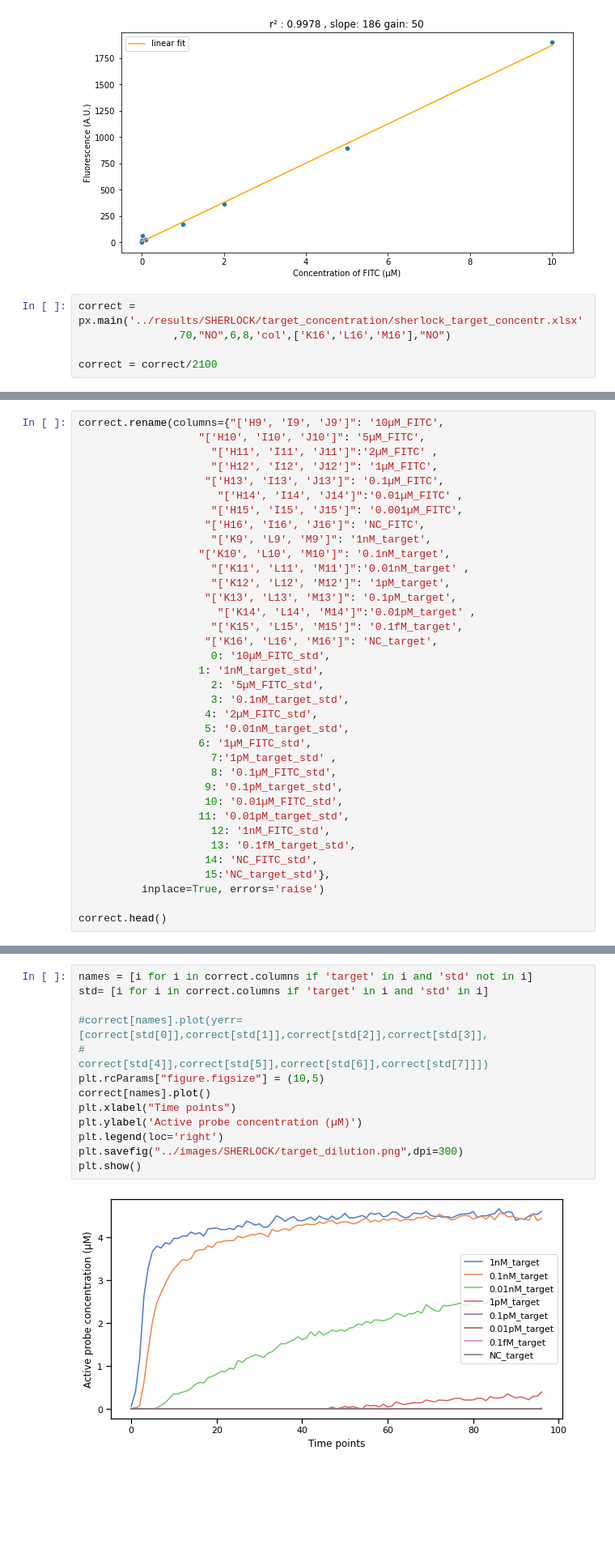
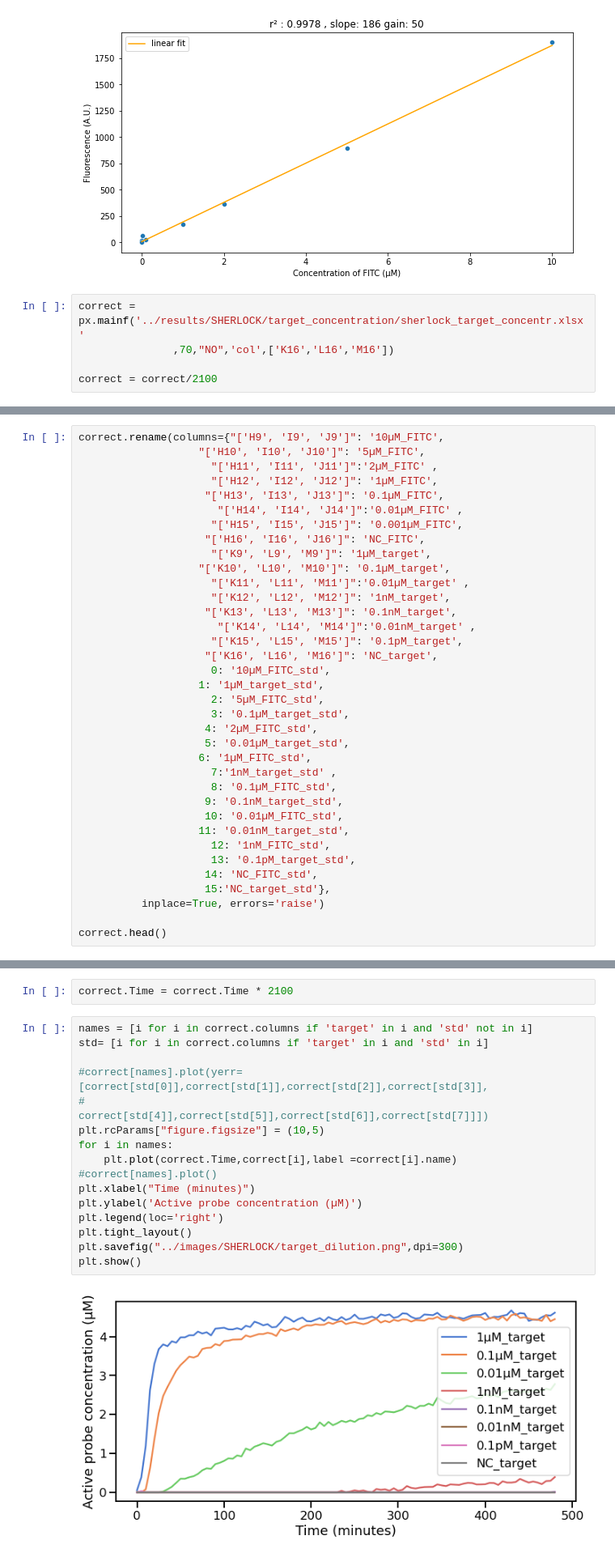
Before and after one commit to NessLfy/iGEM, a Jupyter notebook: scripts/SHERLOCK_target_concentration.ipynb, the cells around one changed output, grey strips where cells are left out. Shown at 81% size. Drawn from its saved outputs; the diff is of its cells as text; blank space fills up the shorter version.

```diff
--- a/scripts/SHERLOCK_target_concentration.ipynb
+++ b/scripts/SHERLOCK_target_concentration.ipynb
@@ -168,7 +168,7 @@ plt.show()
 # %% [output]
 [figure]
 # %%
-correct = px.main('../results/SHERLOCK/target_concentration/sherlock_target_concentr.xlsx'
-               ,70,"NO",6,8,'col',['K16','L16','M16'],"NO")
+correct = px.mainf('../results/SHERLOCK/target_concentration/sherlock_target_concentr.xlsx'
+               ,70,"NO",'col',['K16','L16','M16'])
 
 correct = correct/2100
@@ -195,28 +181,28 @@ correct.rename(columns={"['H9', 'I9', 'J9']": '10µM_FITC',
                       "['H14', 'I14', 'J14']":'0.01µM_FITC' ,
                      "['H15', 'I15', 'J15']": '0.001µM_FITC',
                     "['H16', 'I16', 'J16']": 'NC_FITC',
-                     "['K9', 'L9', 'M9']": '1nM_target',
-                   "['K10', 'L10', 'M10']": '0.1nM_target',
-                     "['K11', 'L11', 'M11']":'0.01nM_target' ,
-                     "['K12', 'L12', 'M12']": '1pM_target',
-                    "['K13', 'L13', 'M13']": '0.1pM_target',
-                      "['K14', 'L14', 'M14']":'0.01pM_target' ,
-                     "['K15', 'L15', 'M15']": '0.1fM_target',
+                     "['K9', 'L9', 'M9']": '1µM_target',
+                   "['K10', 'L10', 'M10']": '0.1µM_target',
+                     "['K11', 'L11', 'M11']":'0.01µM_target' ,
+                     "['K12', 'L12', 'M12']": '1nM_target',
+                    "['K13', 'L13', 'M13']": '0.1nM_target',
+                      "['K14', 'L14', 'M14']":'0.01nM_target' ,
+                     "['K15', 'L15', 'M15']": '0.1pM_target',
                     "['K16', 'L16', 'M16']": 'NC_target',
                      0: '10µM_FITC_std',
-                   1: '1nM_target_std',
+                   1: '1µM_target_std',
                      2: '5µM_FITC_std',
-                     3: '0.1nM_target_std',
+                     3: '0.1µM_target_std',
                     4: '2µM_FITC_std',
-                    5: '0.01nM_target_std',
+                    5: '0.01µM_target_std',
                    6: '1µM_FITC_std',
-                     7:'1pM_target_std' ,
+                     7:'1nM_target_std' ,
                      8: '0.1µM_FITC_std',
-                    9: '0.1pM_target_std',
+                    9: '0.1nM_target_std',
                     10: '0.01µM_FITC_std',
-                   11: '0.01pM_target_std',
+                   11: '0.01nM_target_std',
                      12: '1nM_FITC_std',
-                     13: '0.1fM_target_std',
+                     13: '0.1pM_target_std',
                     14: 'NC_FITC_std',
                     15:'NC_target_std'},
           inplace=True, errors='raise')
@@ -230,21 +216,26 @@ correct.head()
 | 3 | 12.426984 | 2.635714 | 6.500952 | 0.618413 | 2.926667 | 0.000000 | 2.038095 | 0.0 | ... |
 | 4 | 12.210159 | 3.302222 | 6.296508 | 1.371587 | 2.918889 | 0.000000 | 2.135079 | 0.0 | ... |
 5 rows × 33 columns
+# %%
+correct.Time = correct.Time * 2100
 # %%
 names = [i for i in correct.columns if 'target' in i and 'std' not in i]
 std= [i for i in correct.columns if 'target' in i and 'std' in i]
 
 #correct[names].plot(yerr=[correct[std[0]],correct[std[1]],correct[std[2]],correct[std[3]],
 #                          correct[std[4]],correct[std[5]],correct[std[6]],correct[std[7]]])
 plt.rcParams["figure.figsize"] = (10,5)
-correct[names].plot()
-plt.xlabel("Time points")
+for i in names:
+    plt.plot(correct.Time,correct[i],label =correct[i].name)
+#correct[names].plot()
+plt.xlabel("Time (minutes)")
 plt.ylabel('Active probe concentration (µM)')
 plt.legend(loc='right')
+plt.tight_layout()
 plt.savefig("../images/SHERLOCK/target_dilution.png",dpi=300)
 plt.show()
 # %% [output]
-[figure, old version]
+[figure, new version]
 # %%
 correct[correct.columns[1]].plot()
 plt.legend()
```
Also changed, not shown: parts of 5 cells of this notebook, 23 other files.
